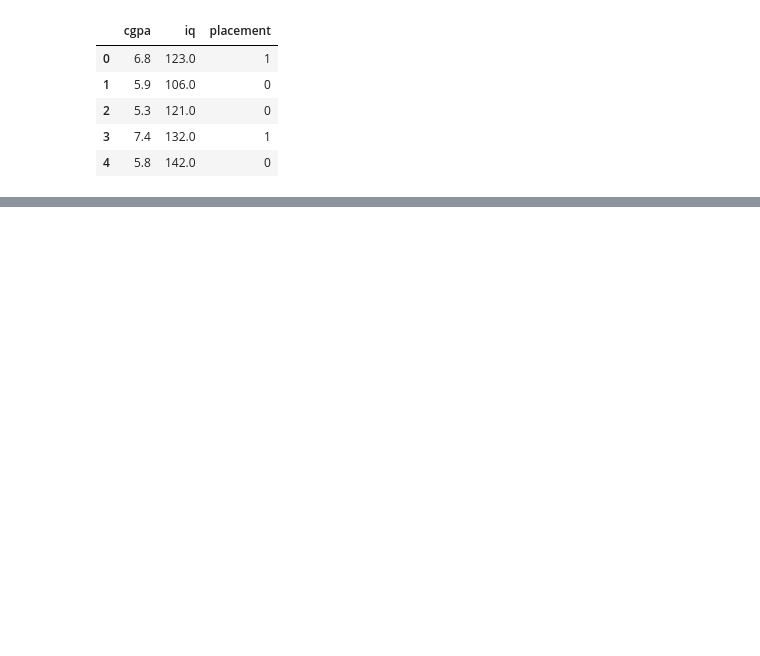
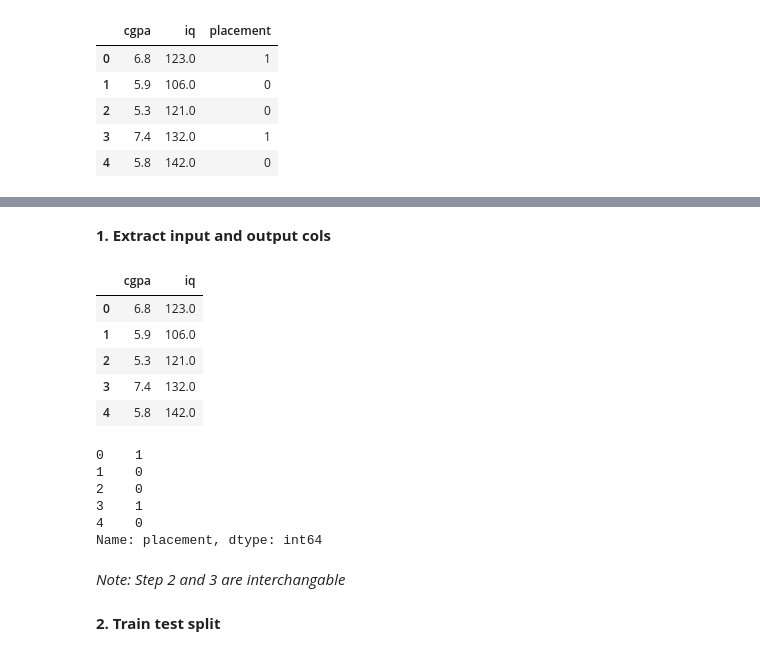
Before and after one commit to AmritCodes-7/100-Concepts-of-ML, a Jupyter notebook: Concept_10/end_to_end.ipynb, the cells around one changed output, grey strips where cells are left out. Cells and saved outputs as stored; diff of their text form; code cells hidden in the pictures; blank space fills up the shorter version.

```diff
--- a/Concept_10/end_to_end.ipynb
+++ b/Concept_10/end_to_end.ipynb
@@ -37,0 +61,28 @@ data.head()
+# %% [markdown]
+**1. Extract input and output cols**
+# %%
+# input
+X = data.iloc[:, 0:2]
+X.head()
+# %% [output]
+|  | cgpa | iq |
+| 0 | 6.8 | 123.0 |
+| 1 | 5.9 | 106.0 |
+| 2 | 5.3 | 121.0 |
+| 3 | 7.4 | 132.0 |
+| 4 | 5.8 | 142.0 |
+# %%
+# output
+y = data.iloc[:, -1]
+y.head()
+# %% [output]
+0    1
+1    0
+2    0
+3    1
+4    0
+Name: placement, dtype: int64
+# %% [markdown]
+*Note: Step 2 and 3 are interchangable*
+# %% [markdown]
+**2. Train test split**
```
Also changed, not shown: parts of 24 cells of this notebook.
